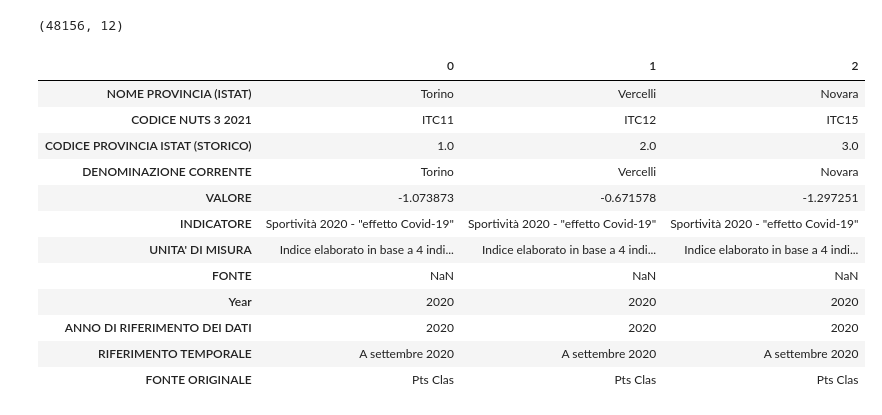
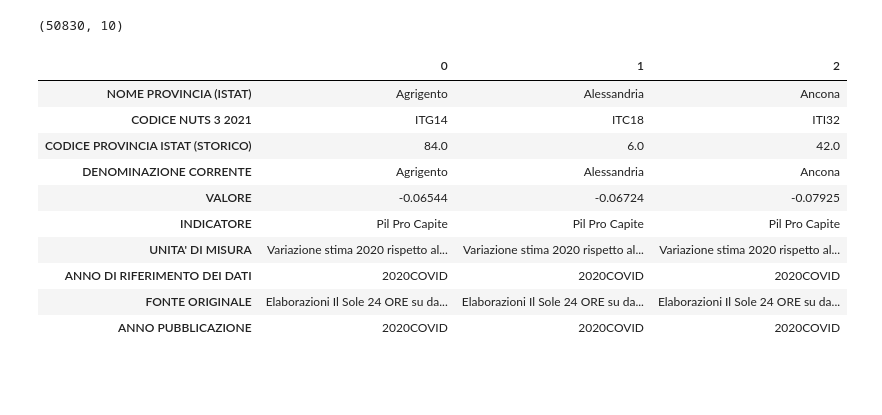
Before and after one commit to EmanueleCannizzaro/quality_of_life, a Jupyter notebook: notebooks/qdv.ipynb, the cells around one changed output. Cells and saved outputs as stored; diff of their text form; code cells hidden in the pictures; blank space fills up the shorter version.

```diff
--- a/notebooks/qdv.ipynb
+++ b/notebooks/qdv.ipynb
@@ -302,11 +590,10 @@ class ItalianProvincesDashboard:
 # %%
-# Example usage
-if __name__ == "__main__":
+if task == 'import_data':
     # Specify the folder containing ZIP files
     folder_path = ".."
 
     # Read all CSVs from all ZIPs
-    dataframes = read_csvs_from_zips(folder_path)
+    dataframes = read_csvs_from_zips(folder_path, names)
 
     # Process the dataframes
     for filename, df in dataframes.items():
@@ -334,16 +621,5 @@ Columns: ['NOME PROVINCIA (ISTAT)', 'CODICE NUTS 3 2021', 'CODICE PROVINCIA ISTA
-# %%
-for key in dataframes.keys():
-    dataframes[key]['Year'] = os.path.basename(key).split('_')[1][3:]
-    if 'ANNO DI RIFERIMENTO DEI DATI' in dataframes[key].columns:
-        indices = dataframes[key][pd.isnull(dataframes[key]['ANNO DI RIFERIMENTO DEI DATI'])].index
-        dataframes[key].loc[indices, 'ANNO DI RIFERIMENTO DEI DATI'] = dataframes[key].loc[indices, 'Year']
-    else:
-        dataframes[key]['ANNO DI RIFERIMENTO DEI DATI'] = dataframes[key]['Year']
 # %%
-df = pd.concat([x for x in dataframes.values()])
-for cid in ['INDICATORE', 'ANNO DI RIFERIMENTO DEI DATI']:
-    df[cid] = df[cid].astype(str)
-# df['ANNO DI RIFERIMENTO DEI DATI'] = df['ANNO DI RIFERIMENTO DEI DATI'].astype(int)
-print(df.shape)
-display(df.head(3).T)
+result = clean(dataframes)
+print(result.shape)
+display(result.head(3).T)
 # %% [output]
@@ -363,0 +715,10 @@ display(df.head(3).T)
+# %%
+for cid in result.columns:
+    print(cid)
+    if cid not in ['VALORE']:
+        if cid in ['NOME PROVINCIA (ISTAT)', 'CODICE NUTS 3 2021', 'DENOMINAZIONE CORRENTE', 'FONTE', 'RIFERIMENTO TEMPORALE', 'FONTE ORIGINALE']:
+            result[cid] = result[cid].astype(str)
+        if isinstance(result.loc[0, cid].values[0], np.float64):
+            print('\t - ' + '\n\t - '.join(sorted([str(x) for x in result[cid].unique()])[:10]))
+        else:
+            print('\t - ' + '\n\t - '.join(sorted(result[cid].unique())[:10]))
@@ -364,23 +743,18 @@ display(df.head(3).T)
 # %%
 # result.dtypes
 # %%
-# Apply the filter
-# result = filter_true_integers(df, 'ANNO DI RIFERIMENTO DEI DATI')
-result = df[df['ANNO DI RIFERIMENTO DEI DATI'] != '2020COVID']
 print(result.shape)
 display(result.head(3).T)
 # %% [output]
-(48156, 12)
+(50830, 10)
 |  | 0 | 1 | 2 |
-| NOME PROVINCIA (ISTAT) | Torino | Vercelli | Novara |
-| CODICE NUTS 3 2021 | ITC11 | ITC12 | ITC15 |
-| CODICE PROVINCIA ISTAT (STORICO) | 1.0 | 2.0 | 3.0 |
-| DENOMINAZIONE CORRENTE | Torino | Vercelli | Novara |
-| VALORE | -1.073873 | -0.671578 | -1.297251 |
-| INDICATORE | Sportività 2020 - "effetto Covid-19" | Sportività 2020 - "effetto Covid-19" | Sportività 2020 - "effetto Covid-19" |
-| UNITA' DI MISURA | Indice elaborato in base a 4 indi... | Indice elaborato in base a 4 indi... | Indice elaborato in base a 4 indi... |
-| FONTE | NaN | NaN | NaN |
-| Year | 2020 | 2020 | 2020 |
-| ANNO DI RIFERIMENTO DEI DATI | 2020 | 2020 | 2020 |
-| RIFERIMENTO TEMPORALE | A settembre 2020 | A settembre 2020 | A settembre 2020 |
-| FONTE ORIGINALE | Pts Clas | Pts Clas | Pts Clas |
+| NOME PROVINCIA (ISTAT) | Agrigento | Alessandria | Ancona |
+| CODICE NUTS 3 2021 | ITG14 | ITC18 | ITI32 |
+| CODICE PROVINCIA ISTAT (STORICO) | 84.0 | 6.0 | 42.0 |
+| DENOMINAZIONE CORRENTE | Agrigento | Alessandria | Ancona |
+| VALORE | -0.06544 | -0.06724 | -0.07925 |
+| INDICATORE | Pil Pro Capite | Pil Pro Capite | Pil Pro Capite |
+| UNITA' DI MISURA | Variazione stima 2020 rispetto al... | Variazione stima 2020 rispetto al... | Variazione stima 2020 rispetto al... |
+| ANNO DI RIFERIMENTO DEI DATI | 2020COVID | 2020COVID | 2020COVID |
+| FONTE ORIGINALE | Elaborazioni Il Sole 24 ORE su da... | Elaborazioni Il Sole 24 ORE su da... | Elaborazioni Il Sole 24 ORE su da... |
+| ANNO PUBBLICAZIONE | 2020COVID | 2020COVID | 2020COVID |
```
Also changed, not shown: parts of 25 cells of this notebook, 1 other file.
